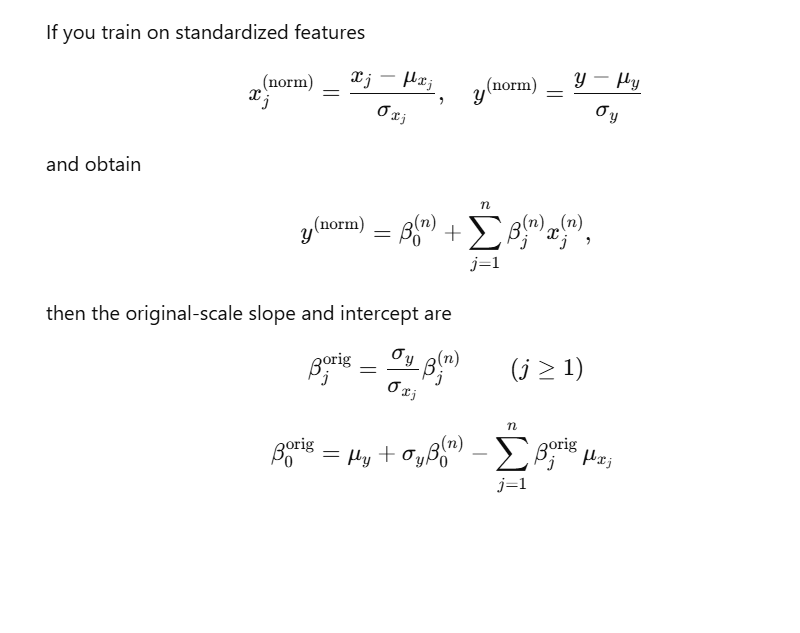
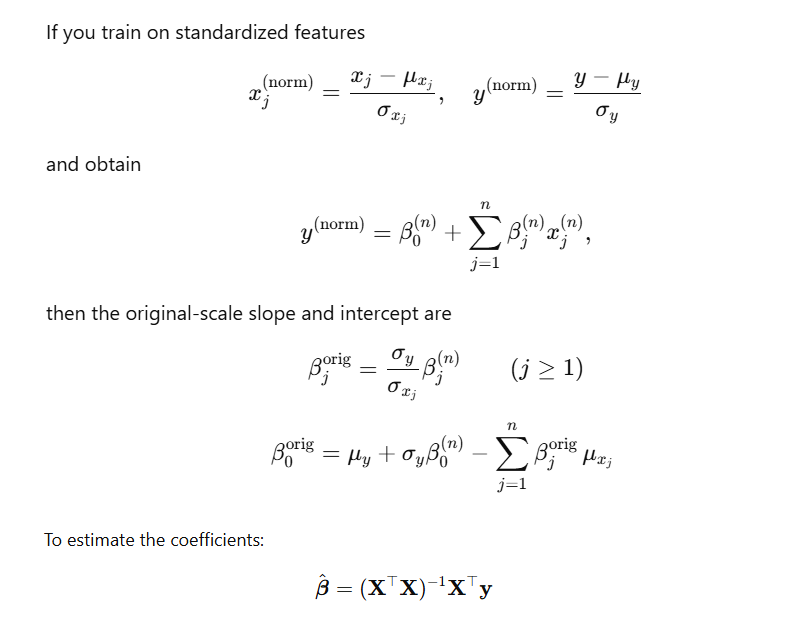
Before and after one commit to HaZaRdOuSDeVeLoPeR/ML-DL-NLP-with-Python, a Jupyter notebook: 24 - Linear Regression (T_P)/5_multiple_linear_regression.ipynb, the cells around one changed output. Saved outputs shown, nothing was run; the diff lists cells and outputs as text; code cells hidden in the pictures; blank space fills up the shorter version.

```diff
--- a/24 - Linear Regression (T_P)/5_multiple_linear_regression.ipynb
+++ b/24 - Linear Regression (T_P)/5_multiple_linear_regression.ipynb
@@ -41,3 +41,8 @@ display(Image(filename = "./assets/generalized_parameters.png"))
 #       for i = 0 :                     ₙ
 #                   (β₀)⁽ᴼ⁾ = (β₀)⁽ⁿ⁾ - ∑ (μxᵢ)⁽ᴼ⁾.(βᵢ)⁽ᴼ⁾
 #                                      ˣ⁼¹
+# %%
+from IPython.display import Image, display
+display(Image(filename = "./assets/matrix.png"))
+# %% [output]
+[figure, added]
```
Also changed, not shown: parts of 2 cells of this notebook, 23 other files.
